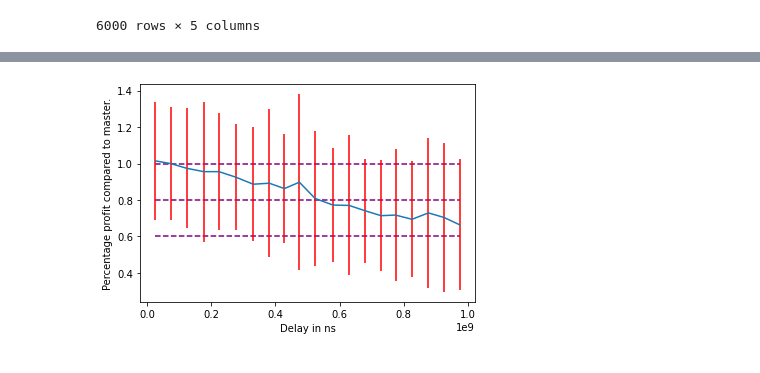
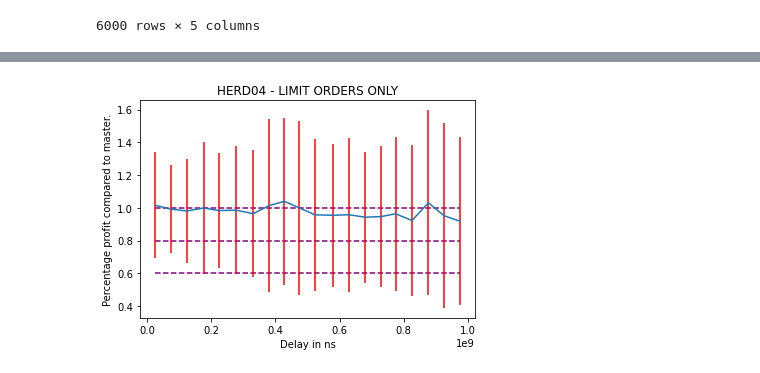
Before and after one commit to hogier/abides, a Jupyter notebook: explore.ipynb, the cells around one changed output, grey strips where cells are left out. Saved outputs shown, nothing was run; the diff lists cells and outputs as text; code cells hidden in the pictures.

```diff
--- a/explore.ipynb
+++ b/explore.ipynb
@@ -297,10 +157,0 @@ Config 6
-# %%
-# Herd02 config
-
-PATHS = []
-for file in os.listdir('log'):
-    if 'herd02' in file:
-        PATHS.append(f'log/{file}')
-
-df, slave_ids, master_ids = get_delays_and_profits(PATHS)
-df
@@ -417,0 +216,10 @@ temp
+# %%
+# Herd04 config
+
+PATHS = []
+for file in os.listdir('log'):
+    if 'herd04' in file:
+        PATHS.append(f'log/{file}')
+
+df, slave_ids, master_ids = get_delays_and_profits(PATHS)
+df
@@ -417,0 +240,4 @@ temp
+# %%
+df['g'] = df.index//300
+temp = df.groupby('g').agg(['mean', 'std'])
+temp
@@ -418,9 +264,10 @@ temp
 # %%
 plt.xlabel('Delay in ns')
 plt.ylabel('Percentage profit compared to master.')
+plt.title('HERD04 - LIMIT ORDERS ONLY')
 xmin, xmax= temp.DELAY['mean'].min(), temp.DELAY['mean'].max()
 plt.hlines(y=[0.6, 0.8, 1], xmin=[xmin, xmin, xmin], xmax=[xmax, xmax, xmax], colors='purple', linestyles='dashed')
 plt.errorbar(temp.DELAY['mean'], temp.PERCENT['mean'], yerr=temp.PERCENT['std'], ecolor='red')
 plt.show()
 # %% [output]
-[figure, old version]
+[figure, new version]
```
Also changed, not shown: parts of 49 cells of this notebook, 1 other file.
